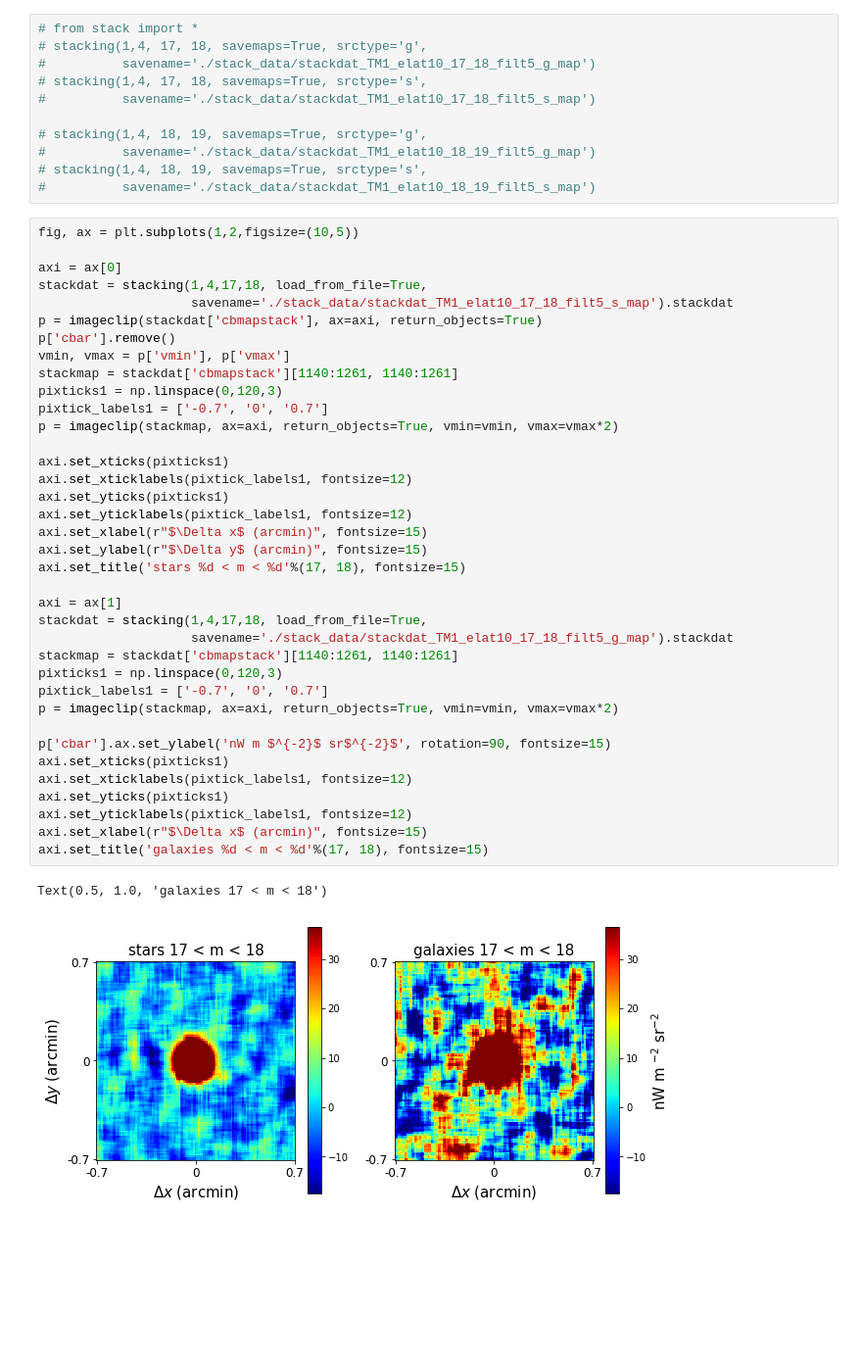
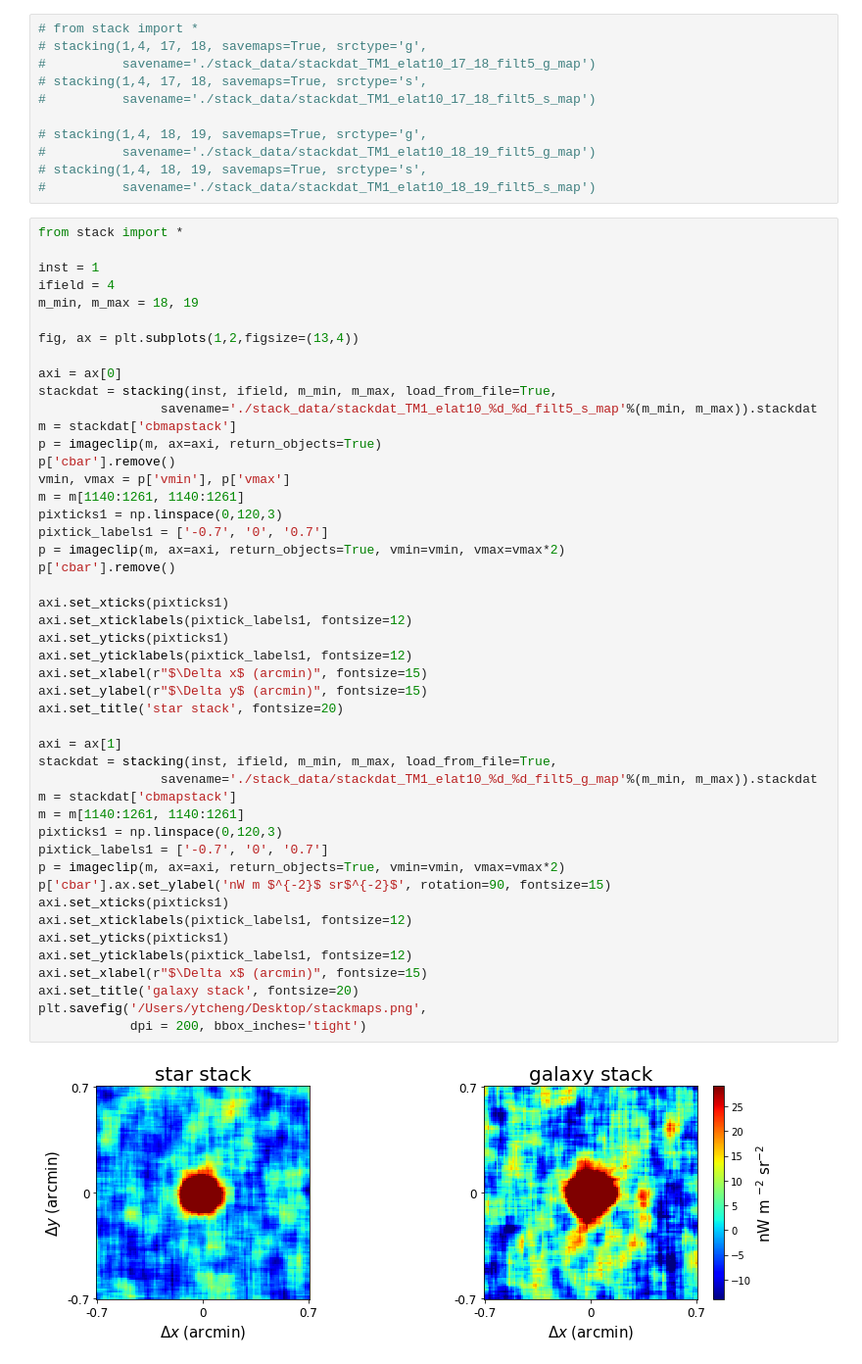
Before and after one commit to yuntingcheng/python_ciber, a Jupyter notebook: stack_modelfit/paperfigs.ipynb, the cells around one changed output. Shown at 98% size. Cells and saved outputs as stored; diff of their text form; blank space fills up the shorter version.

```diff
--- a/stack_modelfit/paperfigs.ipynb
+++ b/stack_modelfit/paperfigs.ipynb
@@ -2281,42 +2450,51 @@ plt.savefig('/Users/sers/ytcheng/ciber/doc/MZ_TM%d_%s.pdf'%(inst, fieldnamedict[
 # stacking(1,4, 18, 19, savemaps=True, srctype='s',
 #          savename='./stack_data/stackdat_TM1_elat10_18_19_filt5_s_map')
 # %%
-fig, ax = plt.subplots(1,2,figsize=(10,5))
+from stack import *
+
+inst = 1
+ifield = 4
+m_min, m_max = 18, 19
+
+fig, ax = plt.subplots(1,2,figsize=(13,4))
 
 axi = ax[0]
-stackdat = stacking(1,4,17,18, load_from_file=True,
-                    savename='./stack_data/stackdat_TM1_elat10_17_18_filt5_s_map').stackdat
-p = imageclip(stackdat['cbmapstack'], ax=axi, return_objects=True)
+stackdat = stacking(inst, ifield, m_min, m_max, load_from_file=True,
+                savename='./stack_data/stackdat_TM1_elat10_%d_%d_filt5_s_map'%(m_min, m_max)).stackdat
+m = stackdat['cbmapstack']
+p = imageclip(m, ax=axi, return_objects=True)
 p['cbar'].remove()
 vmin, vmax = p['vmin'], p['vmax']
-stackmap = stackdat['cbmapstack'][1140:1261, 1140:1261]
+m = m[1140:1261, 1140:1261]
 pixticks1 = np.linspace(0,120,3)
 pixtick_labels1 = ['-0.7', '0', '0.7']
-p = imageclip(stackmap, ax=axi, return_objects=True, vmin=vmin, vmax=vmax*2)
+p = imageclip(m, ax=axi, return_objects=True, vmin=vmin, vmax=vmax*2)
+p['cbar'].remove()
 
 axi.set_xticks(pixticks1)
 axi.set_xticklabels(pixtick_labels1, fontsize=12)
 axi.set_yticks(pixticks1)
 axi.set_yticklabels(pixtick_labels1, fontsize=12)
 axi.set_xlabel(r"$\Delta x$ (arcmin)", fontsize=15)
 axi.set_ylabel(r"$\Delta y$ (arcmin)", fontsize=15)
-axi.set_title('stars %d < m < %d'%(17, 18), fontsize=15)
+axi.set_title('star stack', fontsize=20)
 
 axi = ax[1]
-stackdat = stacking(1,4,17,18, load_from_file=True,
-                    savename='./stack_data/stackdat_TM1_elat10_17_18_filt5_g_map').stackdat
-stackmap = stackdat['cbmapstack'][1140:1261, 1140:1261]
+stackdat = stacking(inst, ifield, m_min, m_max, load_from_file=True,
+                savename='./stack_data/stackdat_TM1_elat10_%d_%d_filt5_g_map'%(m_min, m_max)).stackdat
+m = stackdat['cbmapstack']
+m = m[1140:1261, 1140:1261]
 pixticks1 = np.linspace(0,120,3)
 pixtick_labels1 = ['-0.7', '0', '0.7']
-p = imageclip(stackmap, ax=axi, return_objects=True, vmin=vmin, vmax=vmax*2)
-
+p = imageclip(m, ax=axi, return_objects=True, vmin=vmin, vmax=vmax*2)
 p['cbar'].ax.set_ylabel('nW m $^{-2}$ sr$^{-2}$', rotation=90, fontsize=15)
 axi.set_xticks(pixticks1)
 axi.set_xticklabels(pixtick_labels1, fontsize=12)
 axi.set_yticks(pixticks1)
 axi.set_yticklabels(pixtick_labels1, fontsize=12)
 axi.set_xlabel(r"$\Delta x$ (arcmin)", fontsize=15)
-axi.set_title('galaxies %d < m < %d'%(17, 18), fontsize=15)
+axi.set_title('galaxy stack', fontsize=20)
+plt.savefig('/Users/ytcheng/Desktop/stackmaps.png',
+            dpi = 200, bbox_inches='tight')
 # %% [output]
-Text(0.5, 1.0, 'galaxies 17 < m < 18')
-[figure, old version]
+[figure, new version]
```
Also changed, not shown: parts of 8 cells of this notebook, 3 other files.
